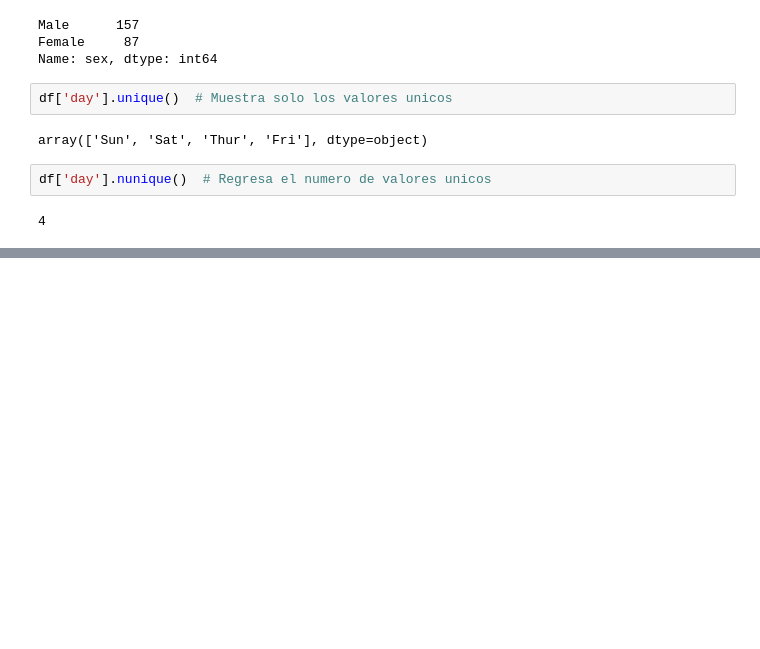
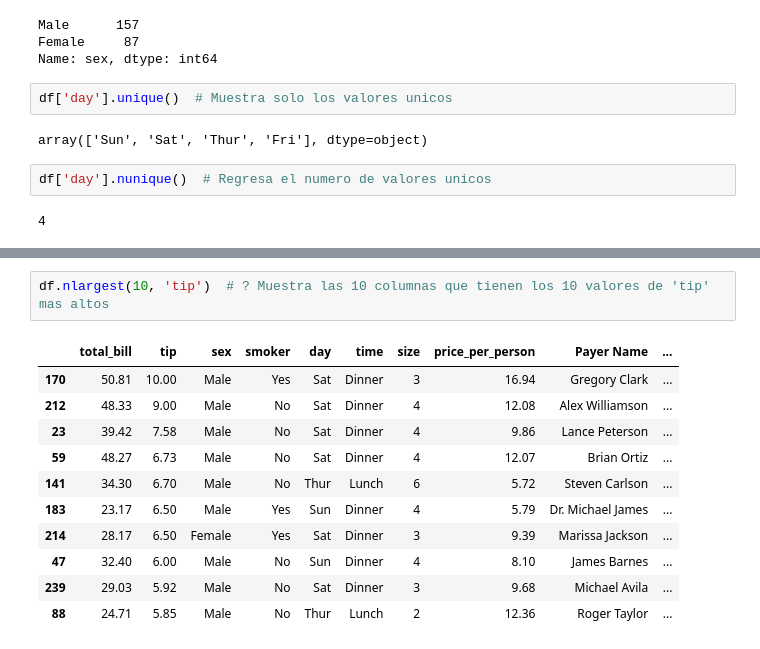
Before and after one commit to AngelDHackerman/fullDataSciencePath, a Jupyter notebook: python_Machine_Learning_Data_Science/Pandas/statistical_information_sorting.ipynb, the cells around one changed output, grey strips where cells are left out. Cells and saved outputs as stored; diff of their text form; blank space fills up the shorter version.

```diff
--- a/python_Machine_Learning_Data_Science/Pandas/statistical_information_sorting.ipynb
+++ b/python_Machine_Learning_Data_Science/Pandas/statistical_information_sorting.ipynb
@@ -117,0 +242,14 @@ df['day'].nunique()  # Regresa el numero de valores unicos
+# %%
+df.nlargest(10, 'tip')  # ? Muestra las 10 columnas que tienen los 10 valores de 'tip' mas altos
+# %% [output]
+|  | total_bill | tip | sex | smoker | day | time | size | price_per_person | Payer Name | ... |
+| 170 | 50.81 | 10.00 | Male | Yes | Sat | Dinner | 3 | 16.94 | Gregory Clark | ... |
+| 212 | 48.33 | 9.00 | Male | No | Sat | Dinner | 4 | 12.08 | Alex Williamson | ... |
+| 23 | 39.42 | 7.58 | Male | No | Sat | Dinner | 4 | 9.86 | Lance Peterson | ... |
+| 59 | 48.27 | 6.73 | Male | No | Sat | Dinner | 4 | 12.07 | Brian Ortiz | ... |
+| 141 | 34.30 | 6.70 | Male | No | Thur | Lunch | 6 | 5.72 | Steven Carlson | ... |
+| 183 | 23.17 | 6.50 | Male | Yes | Sun | Dinner | 4 | 5.79 | Dr. Michael James | ... |
+| 214 | 28.17 | 6.50 | Female | Yes | Sat | Dinner | 3 | 9.39 | Marissa Jackson | ... |
+| 47 | 32.40 | 6.00 | Male | No | Sun | Dinner | 4 | 8.10 | James Barnes | ... |
+| 239 | 29.03 | 5.92 | Male | No | Sat | Dinner | 3 | 9.68 | Michael Avila | ... |
+| 88 | 24.71 | 5.85 | Male | No | Thur | Lunch | 2 | 12.36 | Roger Taylor | ... |
```
Also changed, not shown: parts of 17 cells of this notebook, 1 other file.
